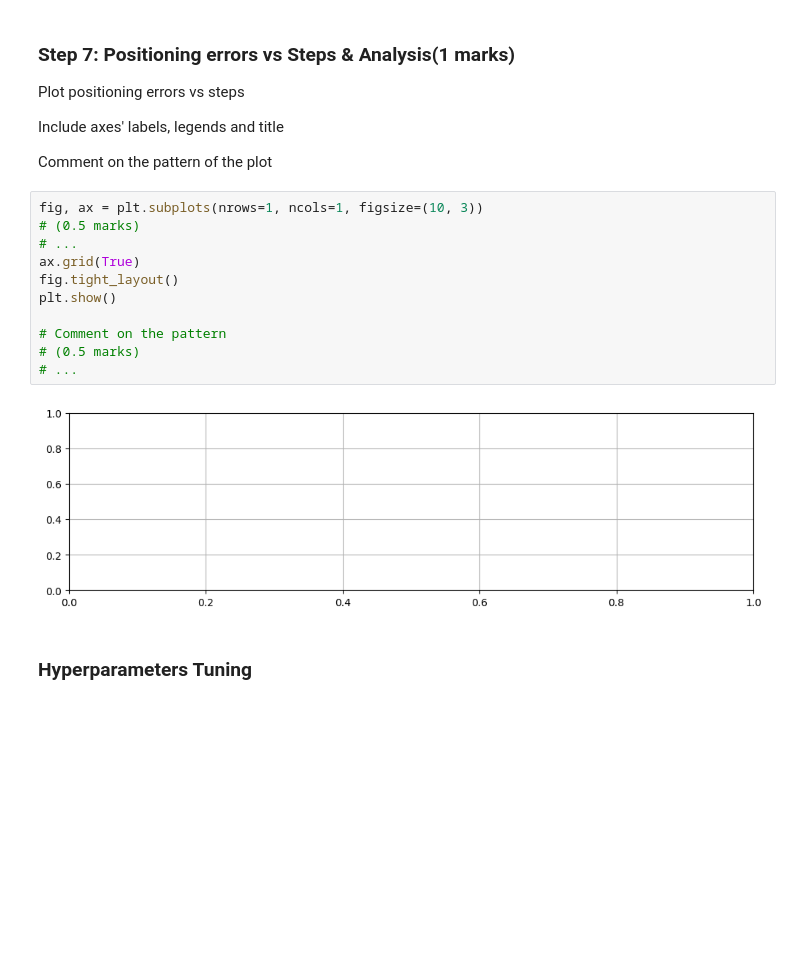
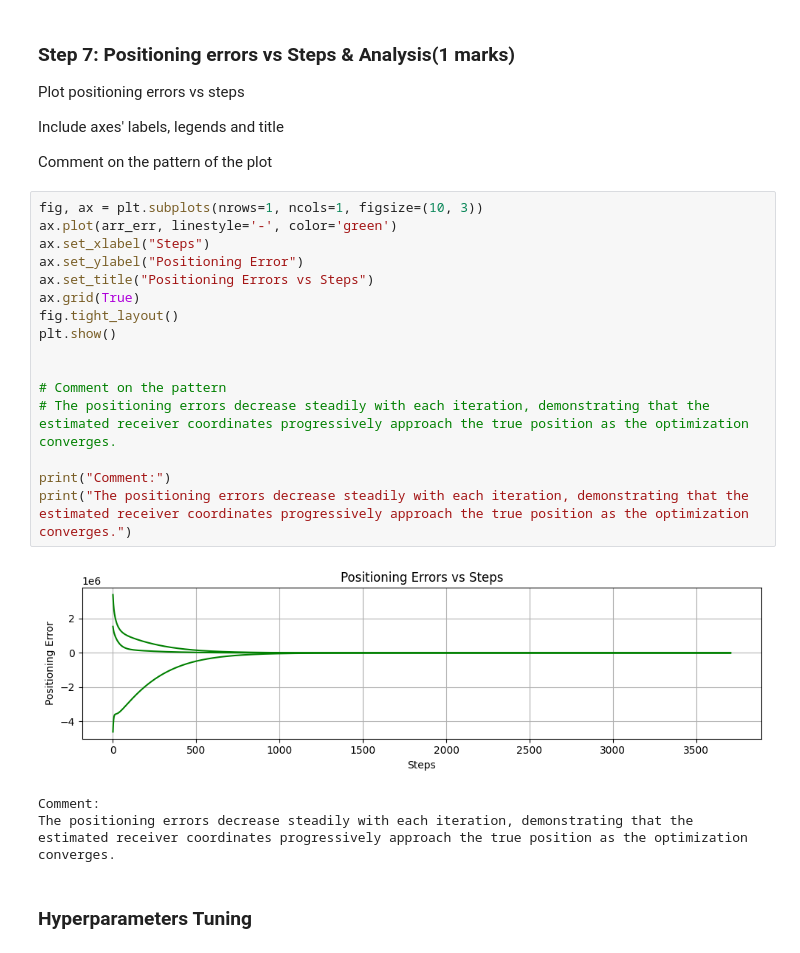
Before and after one commit to AngelicaCasibua/ENGG680_2025_Fall, a Jupyter notebook: Lab_Assignment2/Assignment2_Upload.ipynb, the cells around one changed output. Drawn from its saved outputs; the diff is of its cells as text; blank space fills up the shorter version.

```diff
--- a/Lab_Assignment2/Assignment2_Upload.ipynb
+++ b/Lab_Assignment2/Assignment2_Upload.ipynb
@@ -713,19 +692,26 @@ Plot positioning errors vs steps
 Include axes' labels, legends and title
 
 Comment on the pattern of the plot
-# %%
-fig, ax = plt.subplots(nrows=1, ncols=1, figsize=(10, 3))
-# (0.5 marks)
-# ...
-ax.grid(True)
-fig.tight_layout()
-plt.show()
-
-# Comment on the pattern
-# (0.5 marks)
-# ...
-# %% [output]
-[figure, removed]
+# %%
+fig, ax = plt.subplots(nrows=1, ncols=1, figsize=(10, 3))
+ax.plot(arr_err, linestyle='-', color='green')
+ax.set_xlabel("Steps")
+ax.set_ylabel("Positioning Error")
+ax.set_title("Positioning Errors vs Steps")
+ax.grid(True)
+fig.tight_layout()
+plt.show()
+
+
+# Comment on the pattern
+# The positioning errors decrease steadily with each iteration, demonstrating that the estimated receiver coordinates progressively approach the true position as the optimization converges.
+
+print("Comment:")
+print("The positioning errors decrease steadily with each iteration, demonstrating that the estimated receiver coordinates progressively approach the true position as the optimization converges.")
+# %% [output]
+[figure, added]
+Comment:
+The positioning errors decrease steadily with each iteration, demonstrating that the estimated receiver coordinates progressively approach the true position as the optimization converges.
 # %% [markdown]
 ### **Hyperparameters Tuning**
 # %% [markdown]
```
Also changed, not shown: parts of 64 cells of this notebook.
